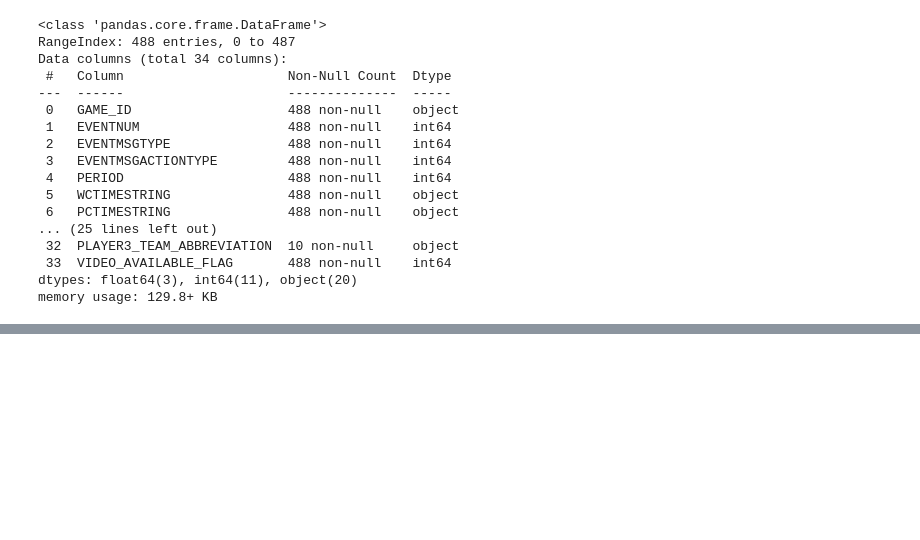
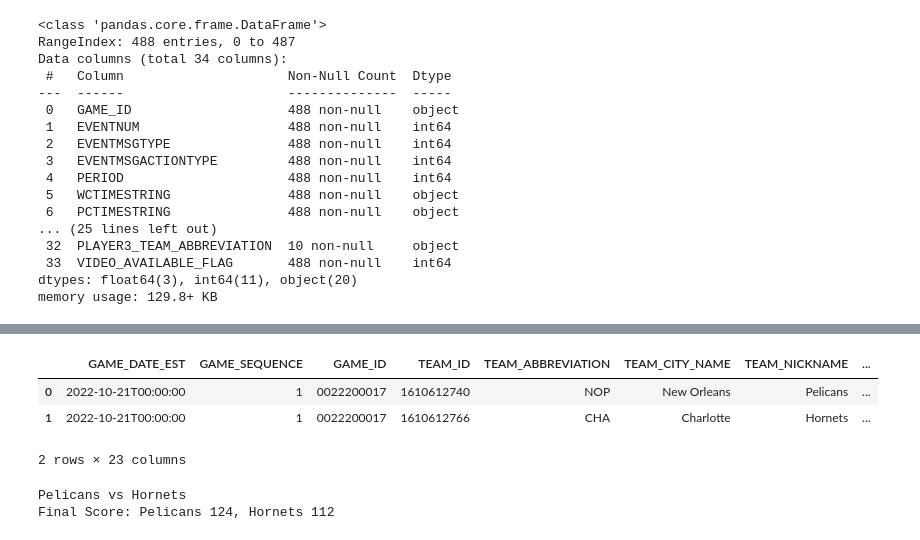
Before and after one commit to tjamescpp/NBA-Game-Summary, a Jupyter notebook: nba-api.ipynb, the cells around one changed output, grey strips where cells are left out. Saved outputs shown, nothing was run; the diff lists cells and outputs as text; code cells hidden in the pictures; blank space fills up the shorter version.

```diff
--- a/nba-api.ipynb
+++ b/nba-api.ipynb
@@ -267,0 +344,5 @@ memory usage: 129.8+ KB
+# %%
+# Example: Fetching game summary by game ID
+game_id = "0022200017"  # Replace with an actual GAME_ID
+boxscore_summary = boxscoresummaryv2.BoxScoreSummaryV2(game_id=game_id)
+boxscore_summary.get_data_frames()
@@ -267,0 +367,3 @@ memory usage: 129.8+ KB
+# %%
+# Extract the game summary DataFrame
+game_summary = boxscore_summary.get_data_frames()[5]  # The sixth DataFrame contains the score summary
@@ -267,0 +390,19 @@ memory usage: 129.8+ KB
+# %%
+game_summary
+# %% [output]
+|  | GAME_DATE_EST | GAME_SEQUENCE | GAME_ID | TEAM_ID | TEAM_ABBREVIATION | TEAM_CITY_NAME | TEAM_NICKNAME | ... |
+| 0 | 2022-10-21T00:00:00 | 1 | 0022200017 | 1610612740 | NOP | New Orleans | Pelicans | ... |
+| 1 | 2022-10-21T00:00:00 | 1 | 0022200017 | 1610612766 | CHA | Charlotte | Hornets | ... |
+2 rows × 23 columns
+# %%
+# Get the final scores
+home_team = game_summary.iloc[0]['TEAM_NICKNAME']
+away_team = game_summary.iloc[1]['TEAM_NICKNAME']
+home_score = game_summary.iloc[0]["PTS"]
+away_score = game_summary.iloc[1]["PTS"]
+
+print(f"{home_team} vs {away_team}")
+print(f"Final Score: {home_team} {home_score}, {away_team} {away_score}")
+# %% [output]
+Pelicans vs Hornets
+Final Score: Pelicans 124, Hornets 112
```
Also changed, not shown: parts of 7 cells of this notebook, 3 other files.
